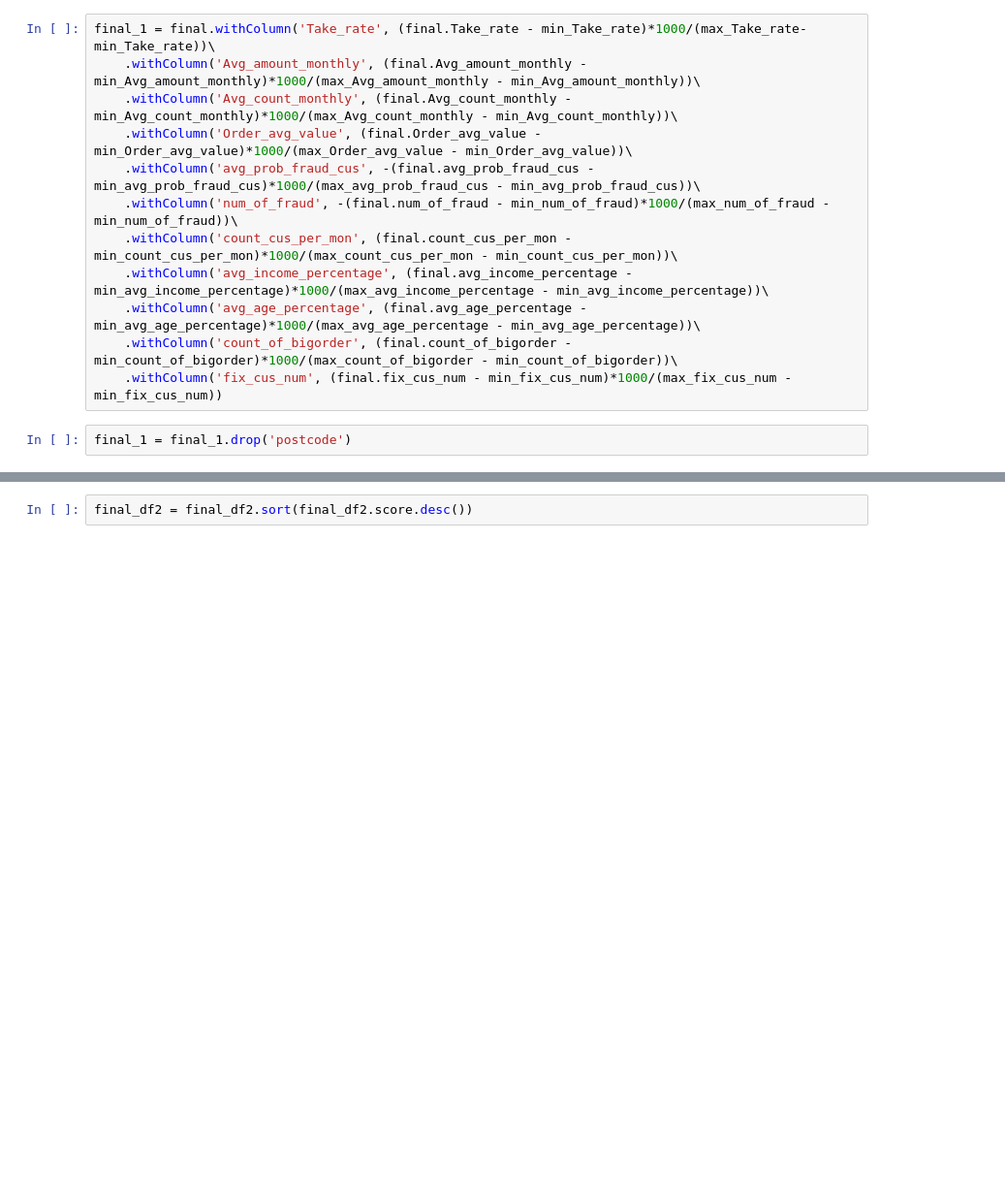
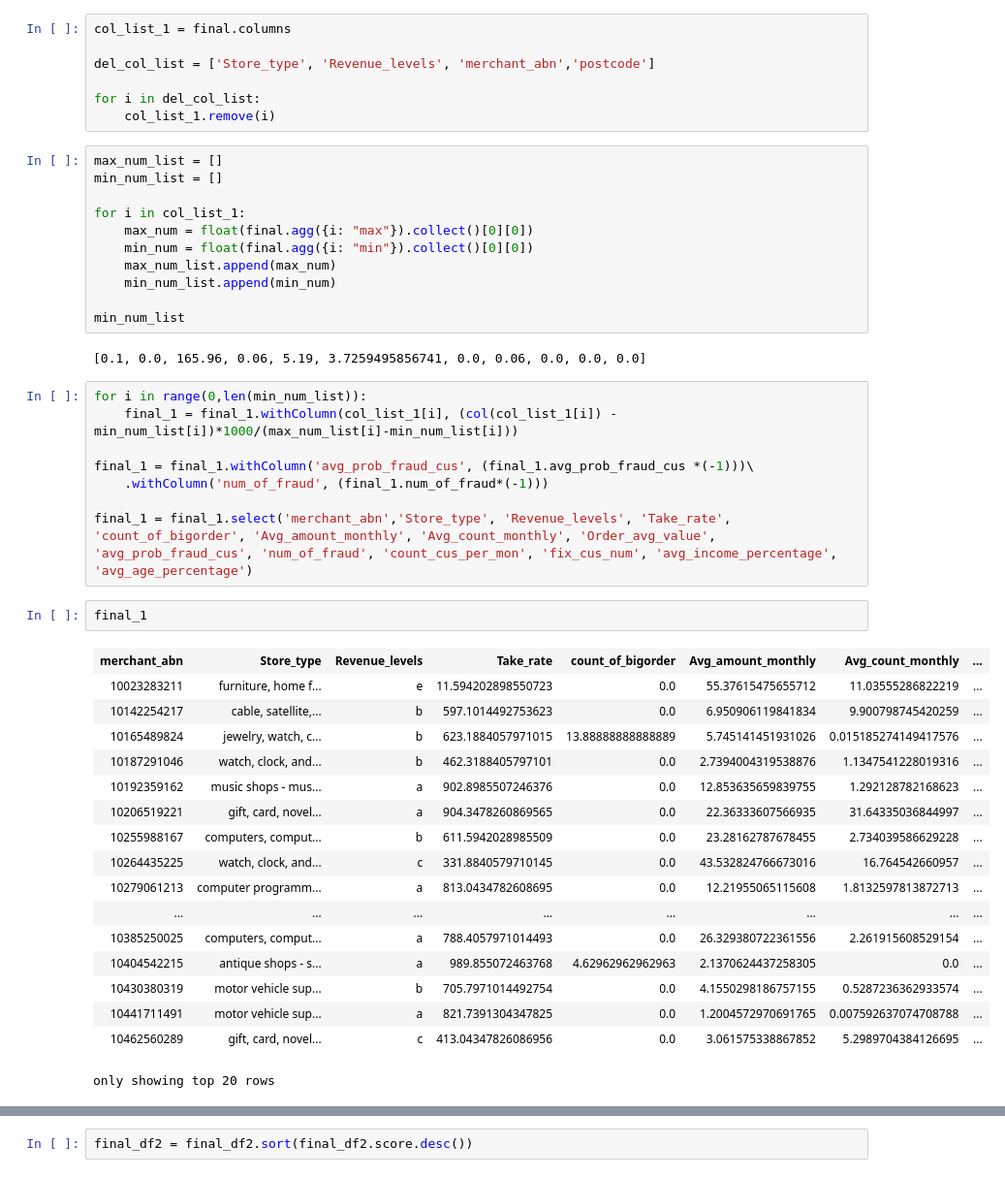
Before and after one commit to MAST30034-Applied-Data-Science/generic-buy-now-pay-later-project-group-16-project2-fighting-group, a Jupyter notebook: notebooks/Fitting_model.ipynb, the cells around one changed output, grey strips where cells are left out. Shown: that part at 97% size. Cells and saved outputs as stored; diff of their text form; blank space fills up the shorter version.

```diff
--- a/notebooks/Fitting_model.ipynb
+++ b/notebooks/Fitting_model.ipynb
@@ -59,14 +21,48 @@ min_fix_cus_num = float(final.agg({"fix_cus_num": "min"}).collect()[0][0])
-# %%
-final_1 = final.withColumn('Take_rate', (final.Take_rate - min_Take_rate)*1000/(max_Take_rate-min_Take_rate))\
-    .withColumn('Avg_amount_monthly', (final.Avg_amount_monthly - min_Avg_amount_monthly)*1000/(max_Avg_amount_monthly - min_Avg_amount_monthly))\
-    .withColumn('Avg_count_monthly', (final.Avg_count_monthly - min_Avg_count_monthly)*1000/(max_Avg_count_monthly - min_Avg_count_monthly))\
-    .withColumn('Order_avg_value', (final.Order_avg_value - min_Order_avg_value)*1000/(max_Order_avg_value - min_Order_avg_value))\
-    .withColumn('avg_prob_fraud_cus', -(final.avg_prob_fraud_cus - min_avg_prob_fraud_cus)*1000/(max_avg_prob_fraud_cus - min_avg_prob_fraud_cus))\
-    .withColumn('num_of_fraud', -(final.num_of_fraud - min_num_of_fraud)*1000/(max_num_of_fraud - min_num_of_fraud))\
-    .withColumn('count_cus_per_mon', (final.count_cus_per_mon - min_count_cus_per_mon)*1000/(max_count_cus_per_mon - min_count_cus_per_mon))\
-    .withColumn('avg_income_percentage', (final.avg_income_percentage - min_avg_income_percentage)*1000/(max_avg_income_percentage - min_avg_income_percentage))\
-    .withColumn('avg_age_percentage', (final.avg_age_percentage - min_avg_age_percentage)*1000/(max_avg_age_percentage - min_avg_age_percentage))\
-    .withColumn('count_of_bigorder', (final.count_of_bigorder - min_count_of_bigorder)*1000/(max_count_of_bigorder - min_count_of_bigorder))\
-    .withColumn('fix_cus_num', (final.fix_cus_num - min_fix_cus_num)*1000/(max_fix_cus_num - min_fix_cus_num))
-# %%
-final_1 = final_1.drop('postcode')
+# %%
+col_list_1 = final.columns
+
+del_col_list = ['Store_type', 'Revenue_levels', 'merchant_abn','postcode']
+
+for i in del_col_list:
+    col_list_1.remove(i)
+# %%
+max_num_list = []
+min_num_list = []
+
+for i in col_list_1:
+    max_num = float(final.agg({i: "max"}).collect()[0][0])
+    min_num = float(final.agg({i: "min"}).collect()[0][0])
+    max_num_list.append(max_num)
+    min_num_list.append(min_num)
+
+min_num_list
+# %% [output]
+[0.1, 0.0, 165.96, 0.06, 5.19, 3.7259495856741, 0.0, 0.06, 0.0, 0.0, 0.0]
+# %%
+for i in range(0,len(min_num_list)):
+    final_1 = final_1.withColumn(col_list_1[i], (col(col_list_1[i]) - min_num_list[i])*1000/(max_num_list[i]-min_num_list[i]))
+
+final_1 = final_1.withColumn('avg_prob_fraud_cus', (final_1.avg_prob_fraud_cus *(-1)))\
+    .withColumn('num_of_fraud', (final_1.num_of_fraud*(-1)))
+
+final_1 = final_1.select('merchant_abn','Store_type', 'Revenue_levels', 'Take_rate', 'count_of_bigorder', 'Avg_amount_monthly', 'Avg_count_monthly', 'Order_avg_value',	'avg_prob_fraud_cus', 'num_of_fraud', 'count_cus_per_mon', 'fix_cus_num', 'avg_income_percentage', 'avg_age_percentage')
+# %%
+final_1
+# %% [output]
+| merchant_abn | Store_type | Revenue_levels | Take_rate | count_of_bigorder | Avg_amount_monthly | Avg_count_monthly | ... |
+| 10023283211 | furniture, home f... | e | 11.594202898550723 | 0.0 | 55.37615475655712 | 11.03555286822219 | ... |
+| 10142254217 | cable, satellite,... | b | 597.1014492753623 | 0.0 | 6.950906119841834 | 9.900798745420259 | ... |
+| 10165489824 | jewelry, watch, c... | b | 623.1884057971015 | 13.88888888888889 | 5.745141451931026 | 0.015185274149417576 | ... |
+| 10187291046 | watch, clock, and... | b | 462.3188405797101 | 0.0 | 2.7394004319538876 | 1.1347541228019316 | ... |
+| 10192359162 | music shops - mus... | a | 902.8985507246376 | 0.0 | 12.853635659839755 | 1.292128782168623 | ... |
+| 10206519221 | gift, card, novel... | a | 904.3478260869565 | 0.0 | 22.36333607566935 | 31.64335036844997 | ... |
+| 10255988167 | computers, comput... | b | 611.5942028985509 | 0.0 | 23.28162787678455 | 2.734039586629228 | ... |
+| 10264435225 | watch, clock, and... | c | 331.8840579710145 | 0.0 | 43.532824766673016 | 16.764542660957 | ... |
+| 10279061213 | computer programm... | a | 813.0434782608695 | 0.0 | 12.21955065115608 | 1.8132597813872713 | ... |
+| ... | ... | ... | ... | ... | ... | ... | ... |
+| 10385250025 | computers, comput... | a | 788.4057971014493 | 0.0 | 26.329380722361556 | 2.261915608529154 | ... |
+| 10404542215 | antique shops - s... | a | 989.855072463768 | 4.62962962962963 | 2.1370624437258305 | 0.0 | ... |
+| 10430380319 | motor vehicle sup... | b | 705.7971014492754 | 0.0 | 4.1550298186757155 | 0.5287236362933574 | ... |
+| 10441711491 | motor vehicle sup... | a | 821.7391304347825 | 0.0 | 1.2004572970691765 | 0.007592637074708788 | ... |
+| 10462560289 | gift, card, novel... | c | 413.04347826086956 | 0.0 | 3.061575338867852 | 5.2989704384126695 | ... |
+only showing top 20 rows
```
Also changed, not shown: parts of 37 cells of this notebook.
